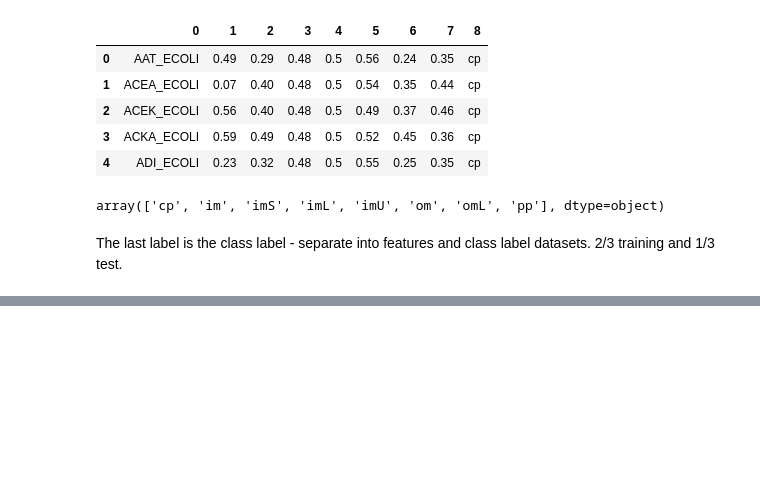
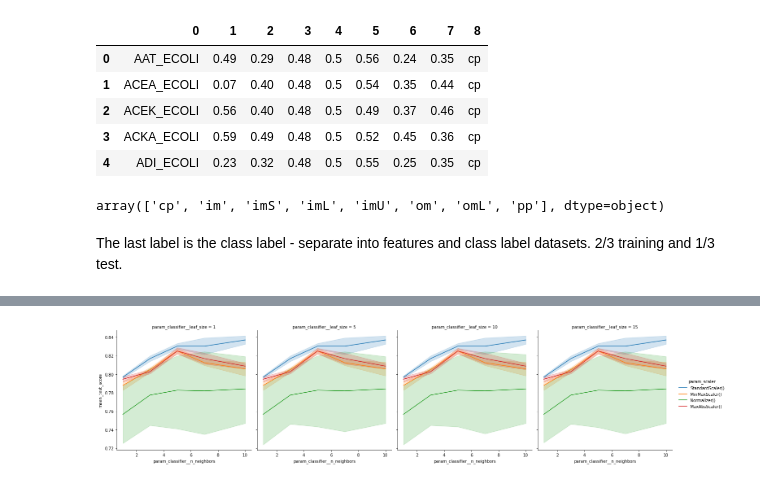
Before and after one commit to axbraae/ml_projects, a Jupyter notebook: sklearn_pipelines/mlm_example_tutorial.ipynb, the cells around one changed output, grey strips where cells are left out. Cells and saved outputs as stored; diff of their text form; code cells hidden in the pictures; blank space fills up the shorter version.

```diff
--- a/sklearn_pipelines/mlm_example_tutorial.ipynb
+++ b/sklearn_pipelines/mlm_example_tutorial.ipynb
@@ -33,0 +145,10 @@ The last label is the class label - separate into features and class label datas
+# %%
+sns.relplot(data=results,
+    kind='line',
+    x='param_classifier__n_neighbors',
+    y='mean_test_score',
+    hue='param_scaler',
+    col='param_classifier__leaf_size')
+plt.show()
+# %% [output]
+[figure, added]
```
Also changed, not shown: parts of 16 cells of this notebook, 2 other files.
